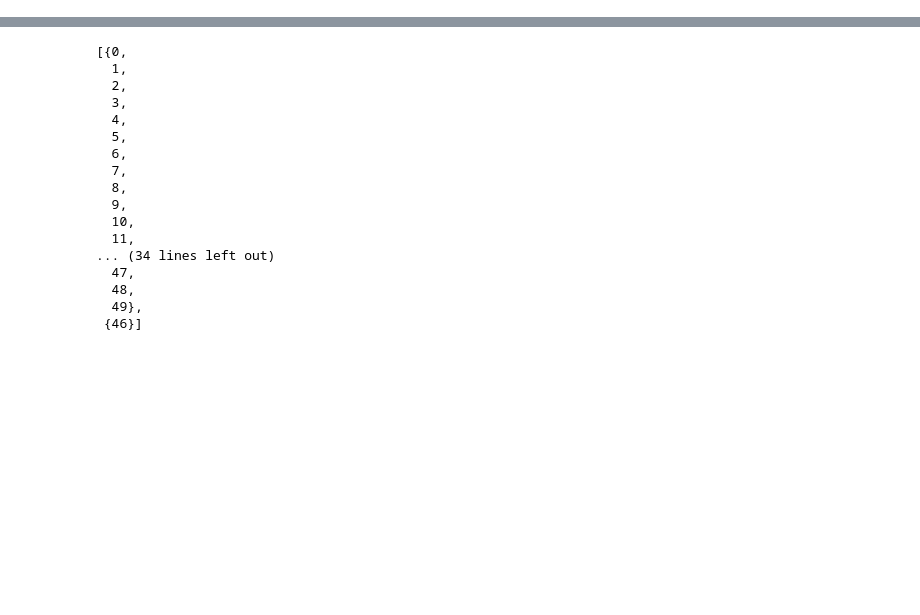
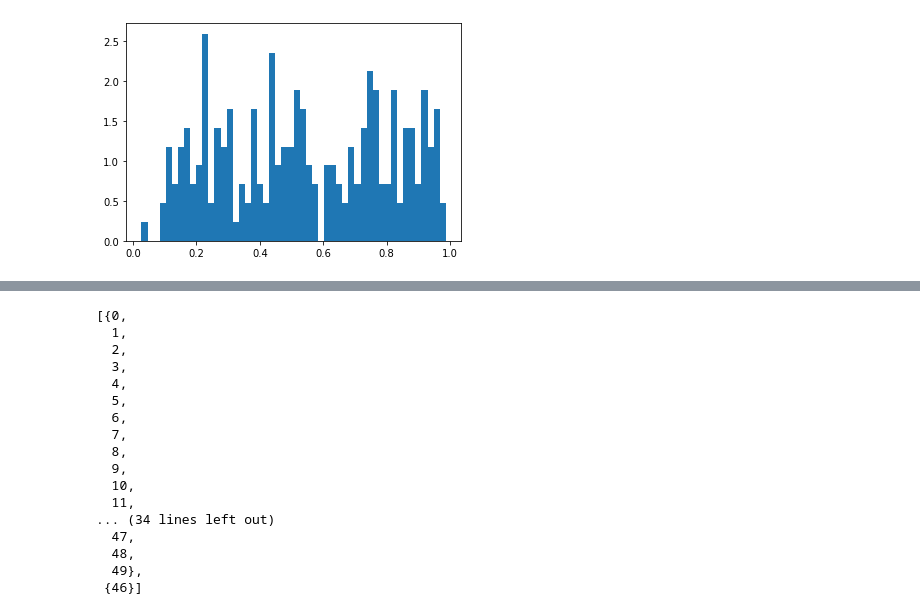
Before and after one commit to dkimpara/DiverseNode, a Jupyter notebook: jupyter-tests.ipynb, the cells around one changed output, grey strips where cells are left out. Saved outputs shown, nothing was run; the diff lists cells and outputs as text; code cells hidden in the pictures; blank space fills up the shorter version.

```diff
--- a/jupyter-tests.ipynb
+++ b/jupyter-tests.ipynb
@@ -55,0 +67,4 @@ nx.draw(g)
+# %%
+plot_hist(weights[0])
+# %% [output]
+[figure, added]
```
Also changed, not shown: parts of 21 cells of this notebook, 2 other files.
